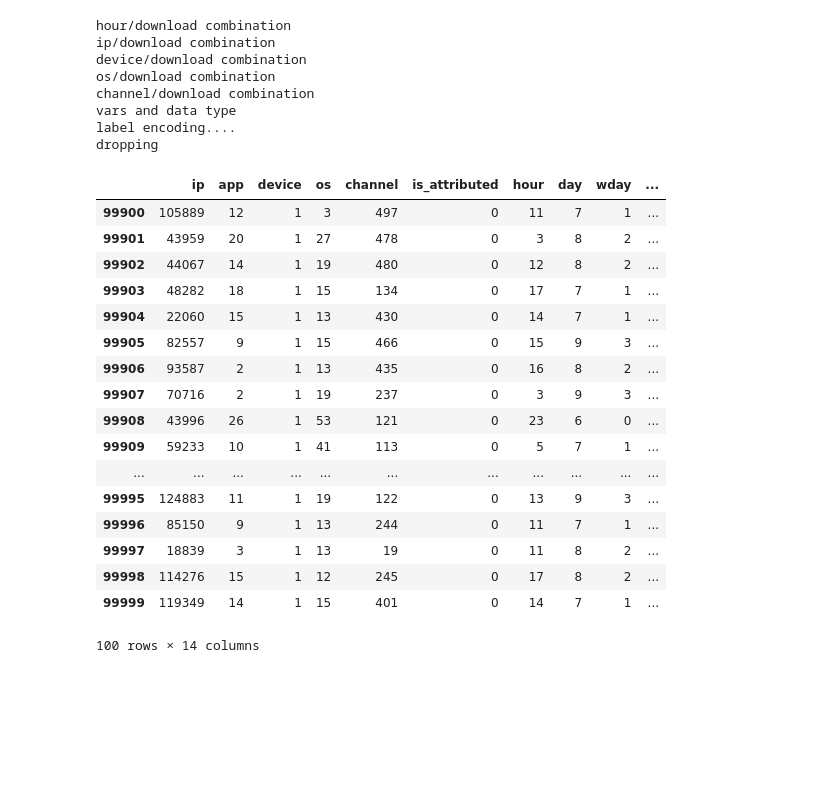
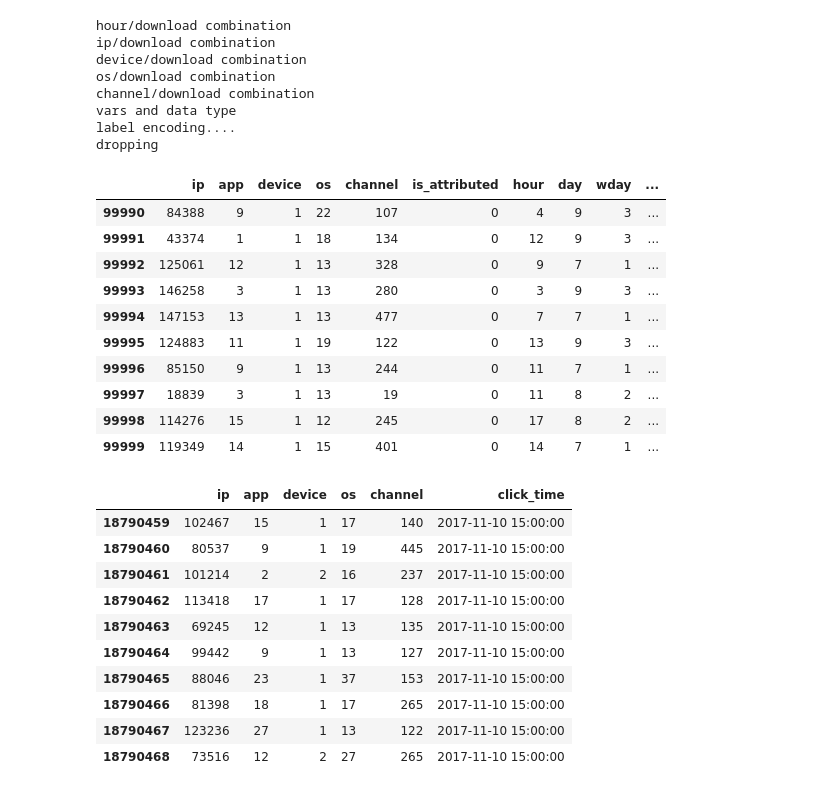
Before and after one commit to Dohppak/Kaggle-Iceburg_project, a Jupyter notebook: Fraud Detection/EDA_function code.ipynb, the cells around one changed output. Cells and saved outputs as stored; diff of their text form; code cells hidden in the pictures; blank space fills up the shorter version.

```diff
--- a/Fraud Detection/EDA_function code.ipynb
+++ b/Fraud Detection/EDA_function code.ipynb
@@ -110,23 +110,30 @@ vars and data type
 label encoding....
 dropping
 # %%
-train_df.tail(100)
+train_df.tail(10)
 # %% [output]
 |  | ip | app | device | os | channel | is_attributed | hour | day | wday | ... |
-| 99900 | 105889 | 12 | 1 | 3 | 497 | 0 | 11 | 7 | 1 | ... |
-| 99901 | 43959 | 20 | 1 | 27 | 478 | 0 | 3 | 8 | 2 | ... |
-| 99902 | 44067 | 14 | 1 | 19 | 480 | 0 | 12 | 8 | 2 | ... |
-| 99903 | 48282 | 18 | 1 | 15 | 134 | 0 | 17 | 7 | 1 | ... |
-| 99904 | 22060 | 15 | 1 | 13 | 430 | 0 | 14 | 7 | 1 | ... |
-| 99905 | 82557 | 9 | 1 | 15 | 466 | 0 | 15 | 9 | 3 | ... |
-| 99906 | 93587 | 2 | 1 | 13 | 435 | 0 | 16 | 8 | 2 | ... |
-| 99907 | 70716 | 2 | 1 | 19 | 237 | 0 | 3 | 9 | 3 | ... |
-| 99908 | 43996 | 26 | 1 | 53 | 121 | 0 | 23 | 6 | 0 | ... |
-| 99909 | 59233 | 10 | 1 | 41 | 113 | 0 | 5 | 7 | 1 | ... |
-| ... | ... | ... | ... | ... | ... | ... | ... | ... | ... | ... |
+| 99990 | 84388 | 9 | 1 | 22 | 107 | 0 | 4 | 9 | 3 | ... |
+| 99991 | 43374 | 1 | 1 | 18 | 134 | 0 | 12 | 9 | 3 | ... |
+| 99992 | 125061 | 12 | 1 | 13 | 328 | 0 | 9 | 7 | 1 | ... |
+| 99993 | 146258 | 3 | 1 | 13 | 280 | 0 | 3 | 9 | 3 | ... |
+| 99994 | 147153 | 13 | 1 | 13 | 477 | 0 | 7 | 7 | 1 | ... |
 | 99995 | 124883 | 11 | 1 | 19 | 122 | 0 | 13 | 9 | 3 | ... |
 | 99996 | 85150 | 9 | 1 | 13 | 244 | 0 | 11 | 7 | 1 | ... |
 | 99997 | 18839 | 3 | 1 | 13 | 19 | 0 | 11 | 8 | 2 | ... |
 | 99998 | 114276 | 15 | 1 | 12 | 245 | 0 | 17 | 8 | 2 | ... |
 | 99999 | 119349 | 14 | 1 | 15 | 401 | 0 | 14 | 7 | 1 | ... |
-100 rows × 14 columns
+# %%
+test.tail(10)
+# %% [output]
+|  | ip | app | device | os | channel | click_time |
+| 18790459 | 102467 | 15 | 1 | 17 | 140 | 2017-11-10 15:00:00 |
+| 18790460 | 80537 | 9 | 1 | 19 | 445 | 2017-11-10 15:00:00 |
+| 18790461 | 101214 | 2 | 2 | 16 | 237 | 2017-11-10 15:00:00 |
+| 18790462 | 113418 | 17 | 1 | 17 | 128 | 2017-11-10 15:00:00 |
+| 18790463 | 69245 | 12 | 1 | 13 | 135 | 2017-11-10 15:00:00 |
+| 18790464 | 99442 | 9 | 1 | 13 | 127 | 2017-11-10 15:00:00 |
+| 18790465 | 88046 | 23 | 1 | 37 | 153 | 2017-11-10 15:00:00 |
+| 18790466 | 81398 | 18 | 1 | 17 | 265 | 2017-11-10 15:00:00 |
+| 18790467 | 123236 | 27 | 1 | 13 | 122 | 2017-11-10 15:00:00 |
+| 18790468 | 73516 | 12 | 2 | 27 | 265 | 2017-11-10 15:00:00 |
```
Also changed, not shown: parts of 34 cells of this notebook, 9 other files.
